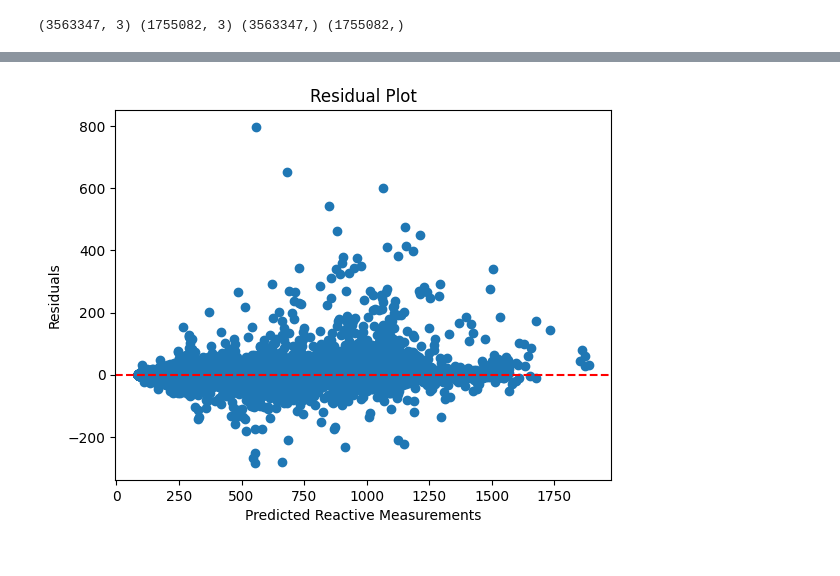
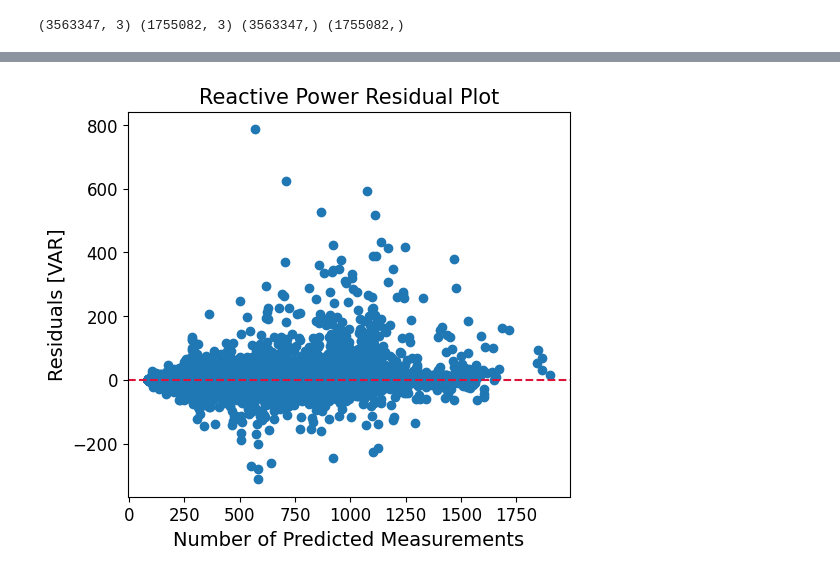
Before and after one commit to MackJackenna/nilm_analyzer_EM401, a Jupyter notebook: Processed Data/Processing Files/reactive_power_predictor.ipynb, the cells around one changed output, grey strips where cells are left out. Drawn from its saved outputs; the diff is of its cells as text; code cells hidden in the pictures.

```diff
--- a/Processed Data/Processing Files/reactive_power_predictor.ipynb
+++ b/Processed Data/Processing Files/reactive_power_predictor.ipynb
@@ -55,4 +47,4 @@ Random forrest regressor model in the hopes of a Mean Absolute Error value.
 # %%
-model = RandomForestRegressor(random_state=1)
+model = RandomForestRegressor(n_estimators = 25, random_state=15)
 model.fit(X_train, y_train)
 # %% [output]
@@ -98,10 +132,13 @@ plt.show()
 # %%
 residuals = y_test - yhat
+plt.figure(figsize=(5.71,5))
 plt.scatter(yhat, residuals)
-plt.xlabel('Predicted Reactive Measurements')
-plt.ylabel('Residuals')
-plt.title('Residual Plot')
-plt.axhline(y=0, color='r', linestyle='--')
+plt.xlabel('Number of Predicted Measurements', fontsize=14)
+plt.ylabel('Residuals [VAR]', fontsize=14)
+plt.xticks(fontsize =12)
+plt.yticks(fontsize =12)
+plt.title('Reactive Power Residual Plot', fontsize=15)
+plt.axhline(y=0, color='crimson', linestyle='--')
 plt.show()
 # %% [output]
-[figure, old version]
+[figure, new version]
```
Also changed, not shown: parts of 16 cells of this notebook, 17 other files.
